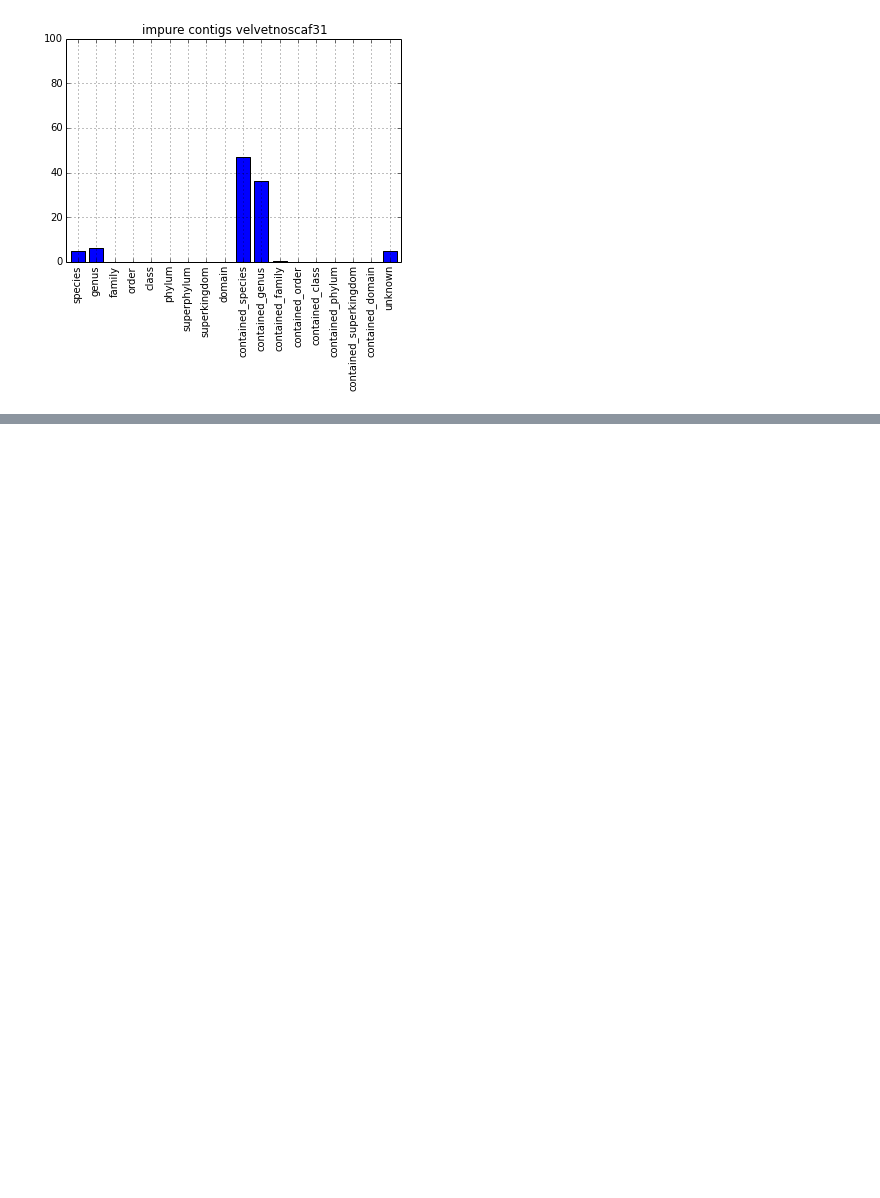
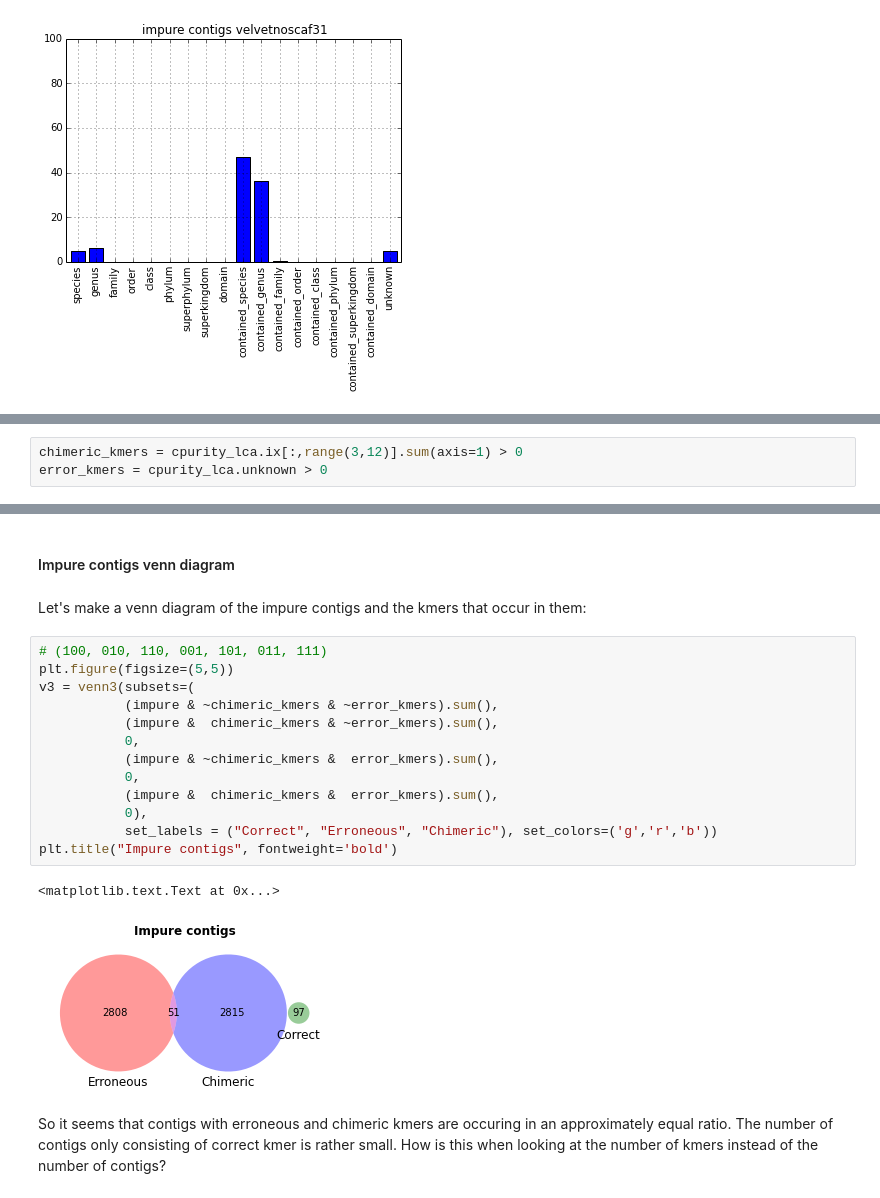
Before and after one commit to inodb/masmvali-publication, a Jupyter notebook: notebooks/kraken.ipynb, the cells around one changed output, grey strips where cells are left out. Drawn from its saved outputs; the diff is of its cells as text; blank space fills up the shorter version.

Commit message:
Venn diagram + correlation with nucmer's contig purity of erroneousness and chimerism.

```diff
--- a/notebooks/kraken.ipynb
+++ b/notebooks/kraken.ipynb
@@ -423,0 +495,3 @@ For the impure ones the pattern is similar.
+# %%
+chimeric_kmers = cpurity_lca.ix[:,range(3,12)].sum(axis=1) > 0
+error_kmers = cpurity_lca.unknown > 0
@@ -423,0 +535,22 @@ For the impure ones the pattern is similar.
+# %% [markdown]
+#### Impure contigs venn diagram
+# %% [markdown]
+Let's make a venn diagram of the impure contigs and the kmers that occur in them:
+# %%
+# (100, 010, 110, 001, 101, 011, 111)
+plt.figure(figsize=(5,5))
+v3 = venn3(subsets=(
+           (impure & ~chimeric_kmers & ~error_kmers).sum(),
+           (impure &  chimeric_kmers & ~error_kmers).sum(),
+           0,
+           (impure & ~chimeric_kmers &  error_kmers).sum(),
+           0,
+           (impure &  chimeric_kmers &  error_kmers).sum(),
+           0),
+           set_labels = ("Correct", "Erroneous", "Chimeric"), set_colors=('g','r','b'))
+plt.title("Impure contigs", fontweight='bold')
+# %% [output]
+<matplotlib.text.Text at 0x...>
+[figure, added]
+# %% [markdown]
+So it seems that contigs with erroneous and chimeric kmers are occuring in an approximately equal ratio. The number of contigs only consisting of correct kmer is rather small. How is this when looking at the number of kmers instead of the number of contigs?
```
Also changed, not shown: parts of 43 cells of this notebook.
